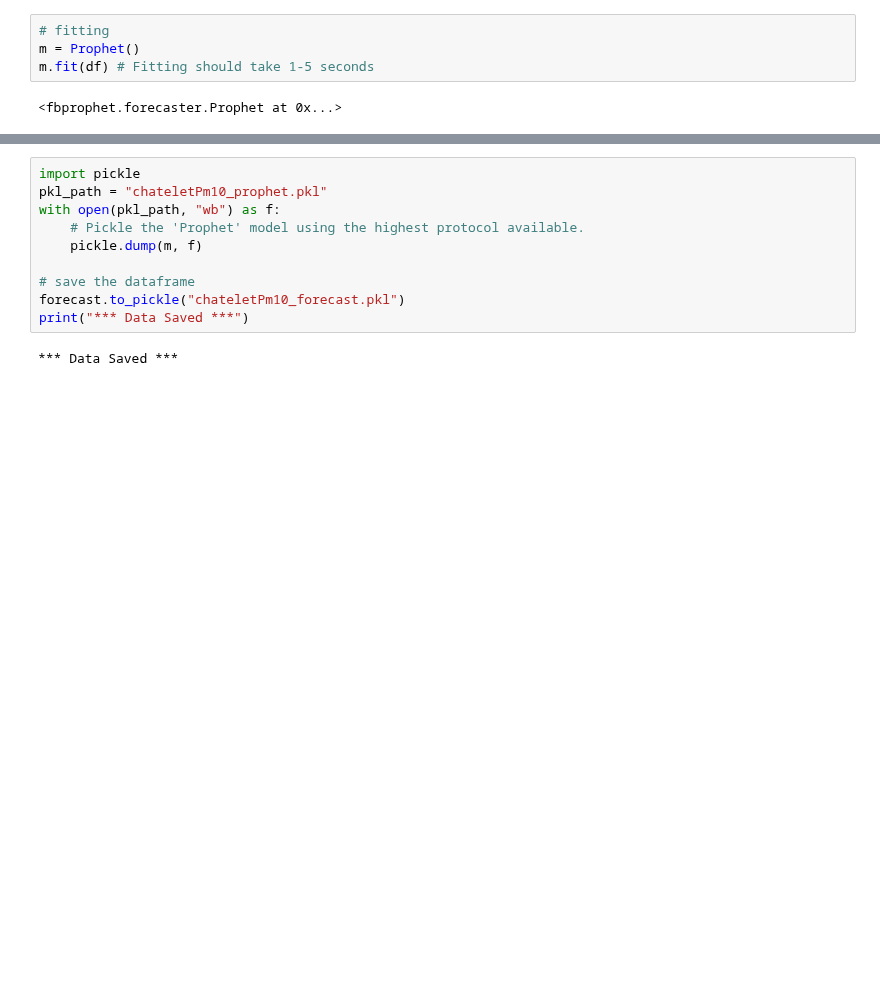
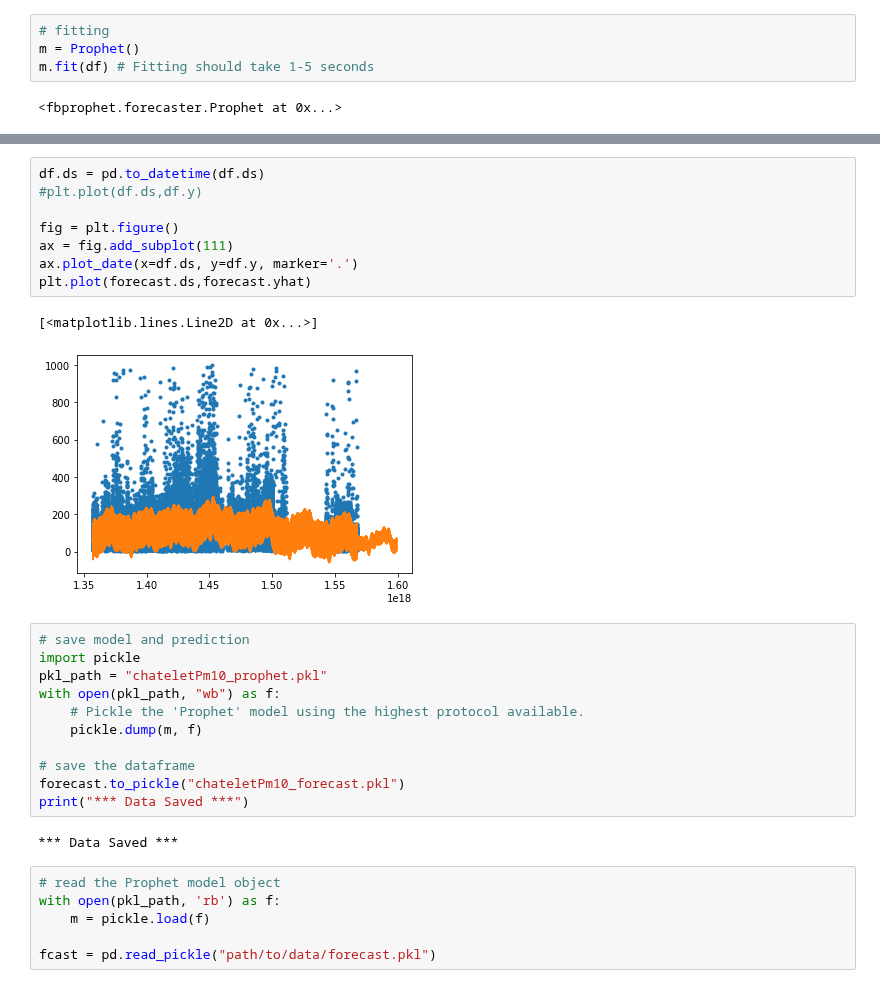
Before and after one commit to aety/insight, a Jupyter notebook: RATP/air/exloreAirQuality.ipynb, the cells around one changed output, grey strips where cells are left out. Cells and saved outputs as stored; diff of their text form; blank space fills up the shorter version.

```diff
--- a/RATP/air/exloreAirQuality.ipynb
+++ b/RATP/air/exloreAirQuality.ipynb
@@ -106,4 +103,16 @@ plt.plot(forecast.ds,forecast.yhat)
+# %%
+df.ds = pd.to_datetime(df.ds)
+#plt.plot(df.ds,df.y)
+
+fig = plt.figure()
+ax = fig.add_subplot(111)
+ax.plot_date(x=df.ds, y=df.y, marker='.')
+plt.plot(forecast.ds,forecast.yhat)
+# %% [output]
+[<matplotlib.lines.Line2D at 0x...>]
+[figure, added]
 # %%
+# save model and prediction
 import pickle
 pkl_path = "chateletPm10_prophet.pkl"
 with open(pkl_path, "wb") as f:
@@ -115,3 +124,9 @@ forecast.to_pickle("chateletPm10_forecast.pkl")
 print("*** Data Saved ***")
 # %% [output]
 *** Data Saved ***
+# %%
+# read the Prophet model object
+with open(pkl_path, 'rb') as f:
+    m = pickle.load(f)
+
+fcast = pd.read_pickle("path/to/data/forecast.pkl")
```
Also changed, not shown: parts of 4 cells of this notebook.
